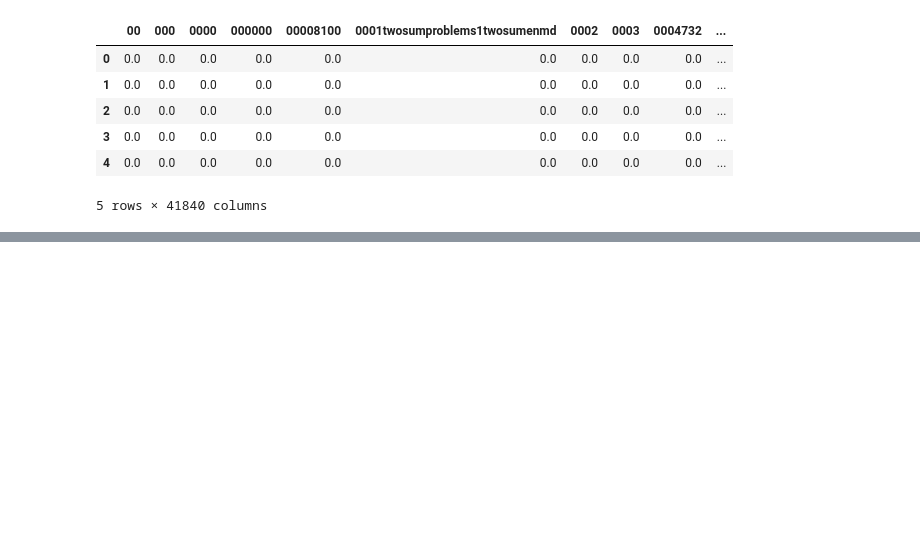
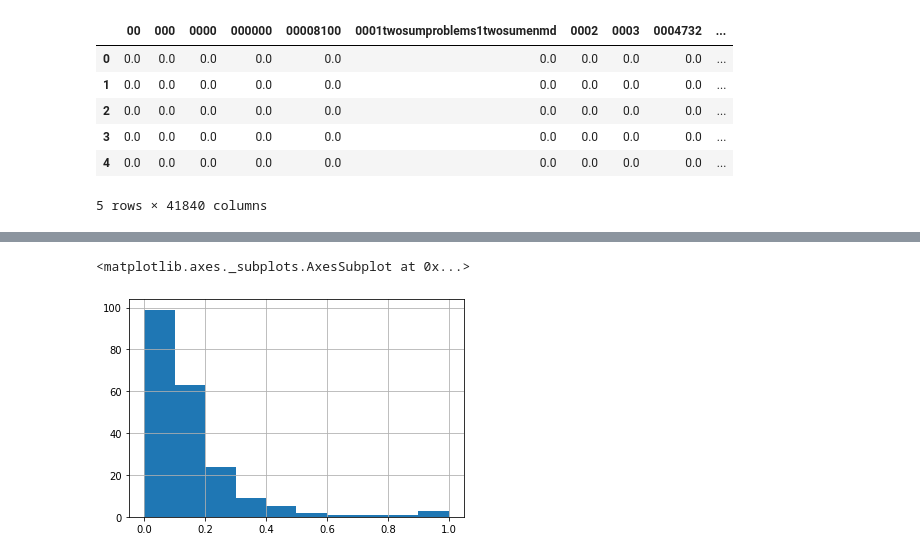
Before and after one commit to nlp-JB/predicting-using-nlp, a Jupyter notebook: explore_brandi2.ipynb, the cells around one changed output, grey strips where cells are left out. Cells and saved outputs as stored; diff of their text form; code cells hidden in the pictures; blank space fills up the shorter version.

```diff
--- a/explore_brandi2.ipynb
+++ b/explore_brandi2.ipynb
@@ -50,0 +130,5 @@ scaler, X_train_scaled, X_test_scaled = explore.min_max_scaler(X_train, X_test)
+# %%
+X_train_reduced.num_unique_words.hist()
+# %% [output]
+<matplotlib.axes._subplots.AxesSubplot at 0x...>
+[figure, added]
```
Also changed, not shown: parts of 19 cells of this notebook, 1 other file.
